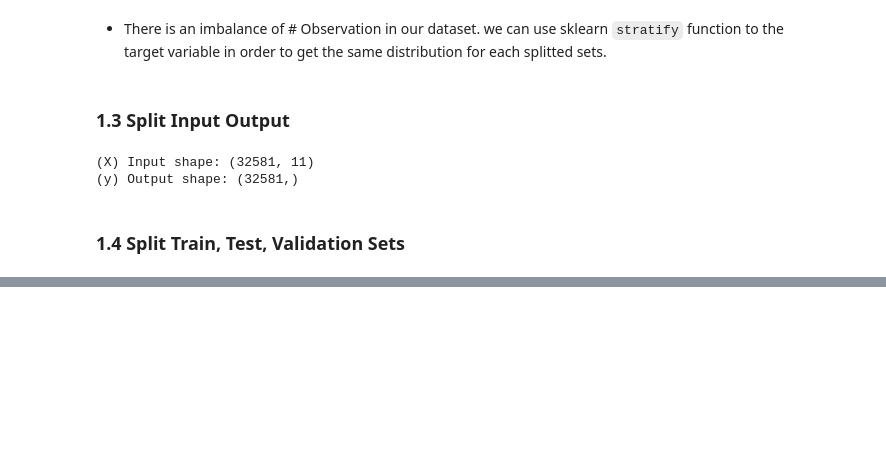
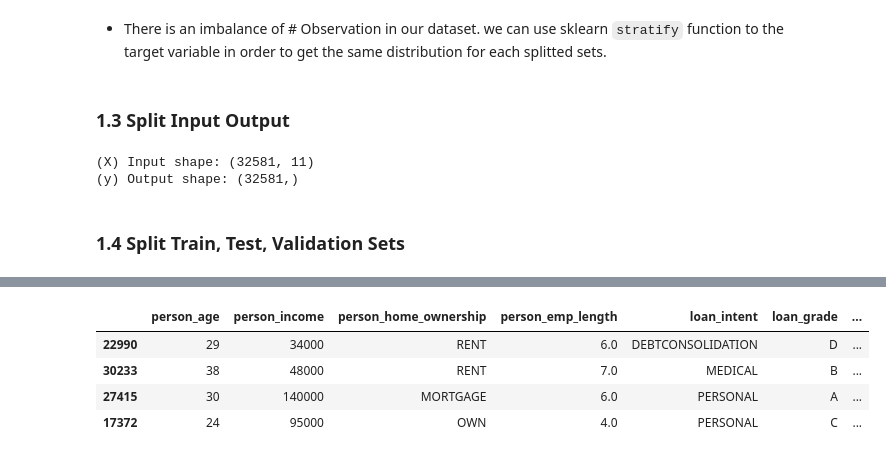
Before and after one commit to Code2Drift/Aditya_MLPROCESS, a Jupyter notebook: data_preparation.ipynb, the cells around one changed output, grey strips where cells are left out. Drawn from its saved outputs; the diff is of its cells as text; code cells hidden in the pictures; blank space fills up the shorter version.

```diff
--- a/data_preparation.ipynb
+++ b/data_preparation.ipynb
@@ -226,0 +271,8 @@ X_valid, X_test, y_valid, y_test, ratio_valid, ratio_test = split_train_test(X_t
+# %%
+X_test.head(4)
+# %% [output]
+|  | person_age | person_income | person_home_ownership | person_emp_length | loan_intent | loan_grade | ... |
+| 22990 | 29 | 34000 | RENT | 6.0 | DEBTCONSOLIDATION | D | ... |
+| 30233 | 38 | 48000 | RENT | 7.0 | MEDICAL | B | ... |
+| 27415 | 30 | 140000 | MORTGAGE | 6.0 | PERSONAL | A | ... |
+| 17372 | 24 | 95000 | OWN | 4.0 | PERSONAL | C | ... |
```
Also changed, not shown: parts of 4 cells of this notebook.
